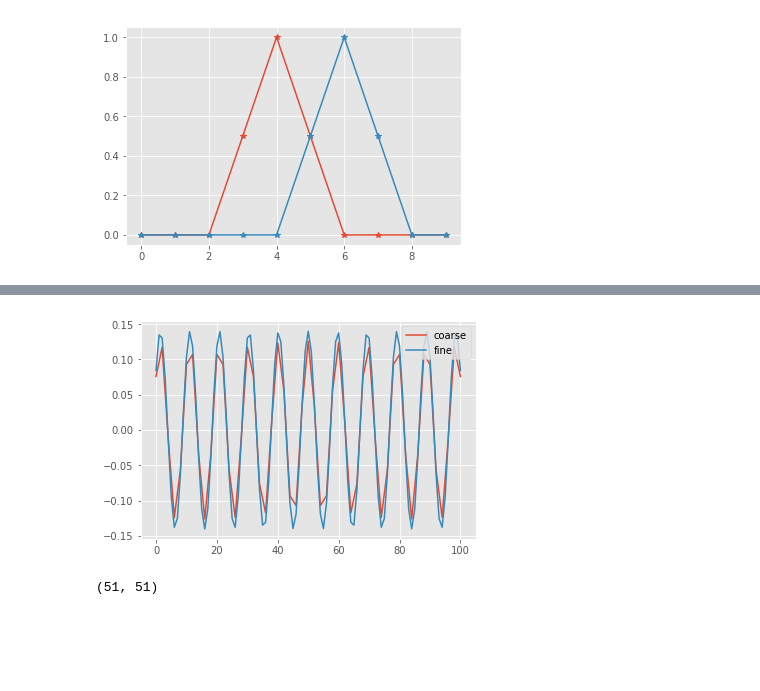
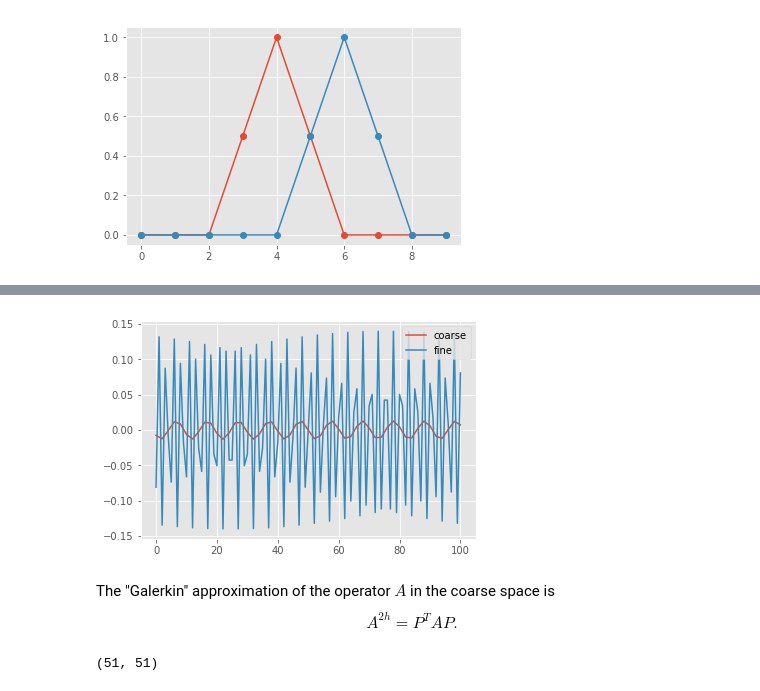
Before and after one commit to cu-numpde/numpde-fall2018, a Jupyter notebook: Multigrid.ipynb, the cells around one changed output, grey strips where cells are left out. Drawn from its saved outputs; the diff is of its cells as text; code cells hidden in the pictures; blank space fills up the shorter version.

```diff
--- a/Multigrid.ipynb
+++ b/Multigrid.ipynb
@@ -3,17 +11,21 @@
 # %%
 %matplotlib inline
 import numpy
+from matplotlib import pyplot
+pyplot.style.use('ggplot')
+
+def laplace_dirichlet(m):
+    x = numpy.linspace(0, 1, m)
+    A = numpy.eye(m) - .5*numpy.eye(m,k=1) - .5*numpy.eye(m,k=-1)
+    return x, A
 
 m = 101
-A = numpy.eye(m) - .5*numpy.eye(m,k=1) - .5*numpy.eye(m,k=-1)
-
-I = numpy.eye(m)
+x, A = laplace_dirichlet(101)
 L, X  = numpy.linalg.eigh(A)
 
-from matplotlib import pyplot
-pyplot.style.use('ggplot')
 pyplot.plot(L, '.')
 
-print(L[:4], L[-4:])
+print('smallest: {}'.format(L[:4]))
+print('largest:  {}'.format(L[-4:]))
 print('cond', L[-1]/L[0])
 # %% [output]
@@ -37,13 +130,14 @@ pyplot.legend(loc='upper right');
 # %%
-P = numpy.eye(m) + .5*numpy.eye(m,k=1) + .5*numpy.eye(m,k=-1)
-P = P[:,::2]
-if False: # Wider stencil
-    P = numpy.eye(m) + 2./3*(numpy.eye(m,k=1)+numpy.eye(m,k=-1)) + \
-        1./3*(numpy.eye(m,k=2)+numpy.eye(m,k=-2))
-    P = P[:,::3]
+def interpolate(m, stride=2):
+    if stride == 2:
+        P = numpy.eye(m) + .5*numpy.eye(m,k=1) + .5*numpy.eye(m,k=-1)
+    elif stride == 3:
+        P = numpy.eye(m) + 2./3*(numpy.eye(m,k=1)+numpy.eye(m,k=-1)) + \
+            1./3*(numpy.eye(m,k=2)+numpy.eye(m,k=-2))
+    return P[:, ::stride]
 
-pyplot.plot(P[:10,2:4], '-*')
-
+P = interpolate(len(A), stride=2)
+pyplot.plot(P[:10,2:4], '-o')
 P.shape
 # %% [output]
 (101, 51)
@@ -51,10 +149,12 @@ P.shape
 # %%
-pyplot.figure()
-pyplot.plot(1./2 *P.dot(P.T @ X[:,20]), label='coarse')
-pyplot.plot(X[:,20], label='fine')
+pyplot.plot(1./2 *P.dot(P.T @ X[:,81]), label='coarse')
+pyplot.plot(X[:,81], label='fine')
 pyplot.legend(loc='upper right');
 # %% [output]
-[figure, old version]
+[figure, new version]
+# %% [markdown]
+The "Galerkin" approximation of the operator $A$ in the coarse space is
+$$ A^{2h} = P^T A P . $$
 # %%
 Ac = P.T @ A @ P
 print(Ac.shape)
```
Also changed, not shown: parts of 34 cells of this notebook.
